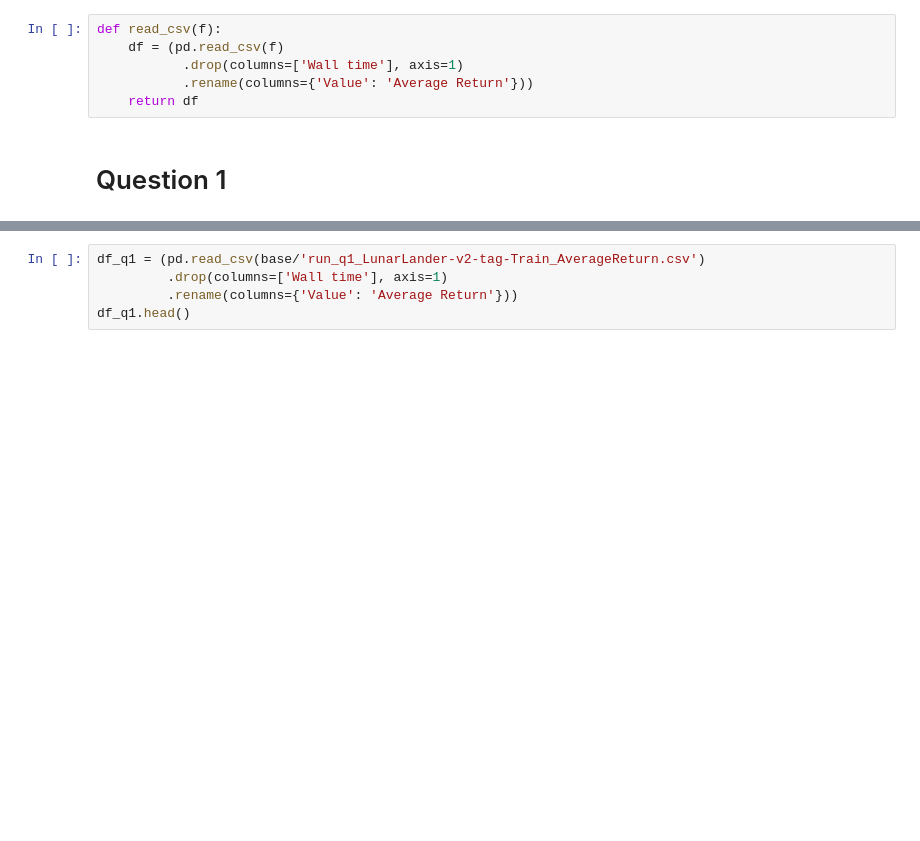
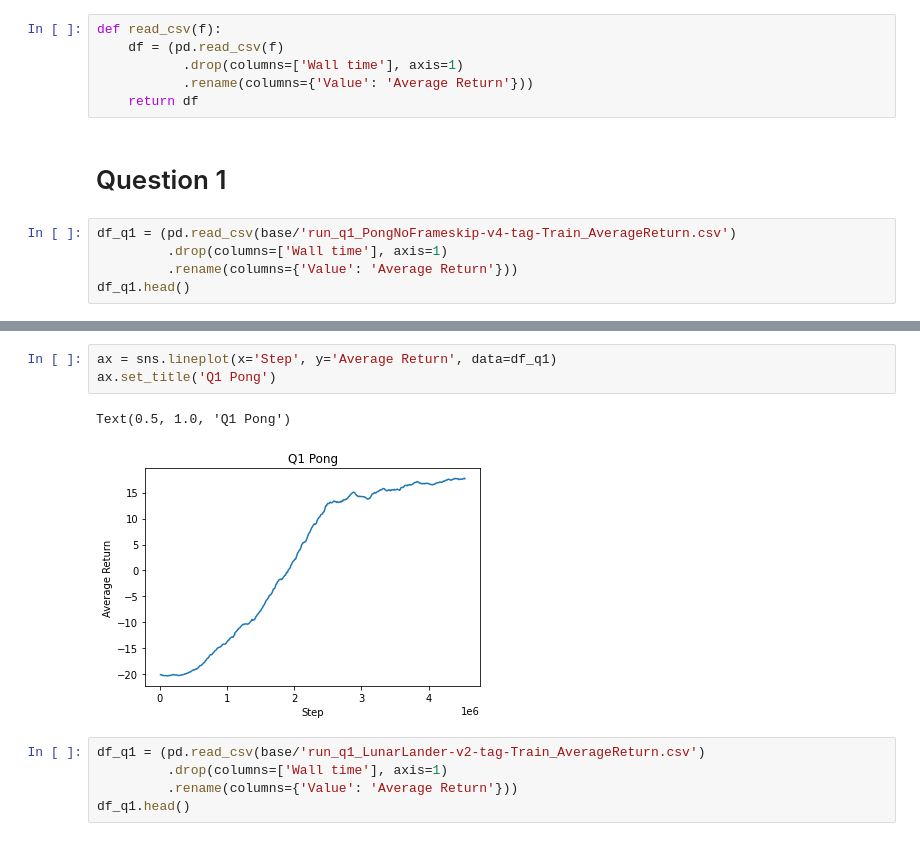
Before and after one commit to cocoza4/Berkeley-DeepRLCourse-CS285-Fall2019, a Jupyter notebook: hw3/run_logs/plot.ipynb, the cells around one changed output, grey strips where cells are left out. Cells and saved outputs as stored; diff of their text form; blank space fills up the shorter version.

Commit message:
add add hw3 q1 pong

```diff
--- a/hw3/run_logs/plot.ipynb
+++ b/hw3/run_logs/plot.ipynb
@@ -17,3 +13,8 @@ def read_csv(f):
     return df
 # %% [markdown]
 # Question 1
+# %%
+df_q1 = (pd.read_csv(base/'run_q1_PongNoFrameskip-v4-tag-Train_AverageReturn.csv')
+         .drop(columns=['Wall time'], axis=1)
+         .rename(columns={'Value': 'Average Return'}))
+df_q1.head()
@@ -20,3 +28,9 @@ def read_csv(f):
+# %%
+ax = sns.lineplot(x='Step', y='Average Return', data=df_q1)
+ax.set_title('Q1 Pong')
+# %% [output]
+Text(0.5, 1.0, 'Q1 Pong')
+[figure, added]
 # %%
 df_q1 = (pd.read_csv(base/'run_q1_LunarLander-v2-tag-Train_AverageReturn.csv')
          .drop(columns=['Wall time'], axis=1)
```
Also changed, not shown: parts of 2 cells of this notebook, 30 other files.
